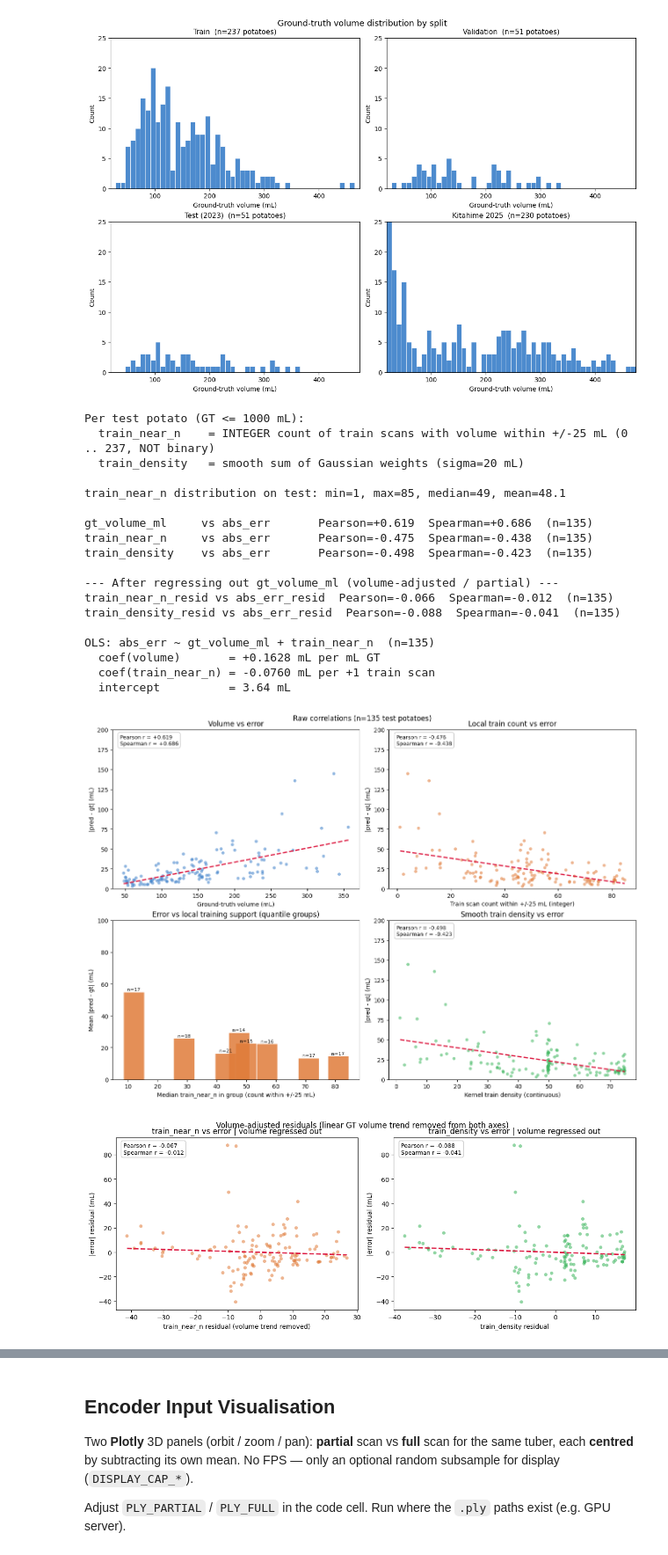
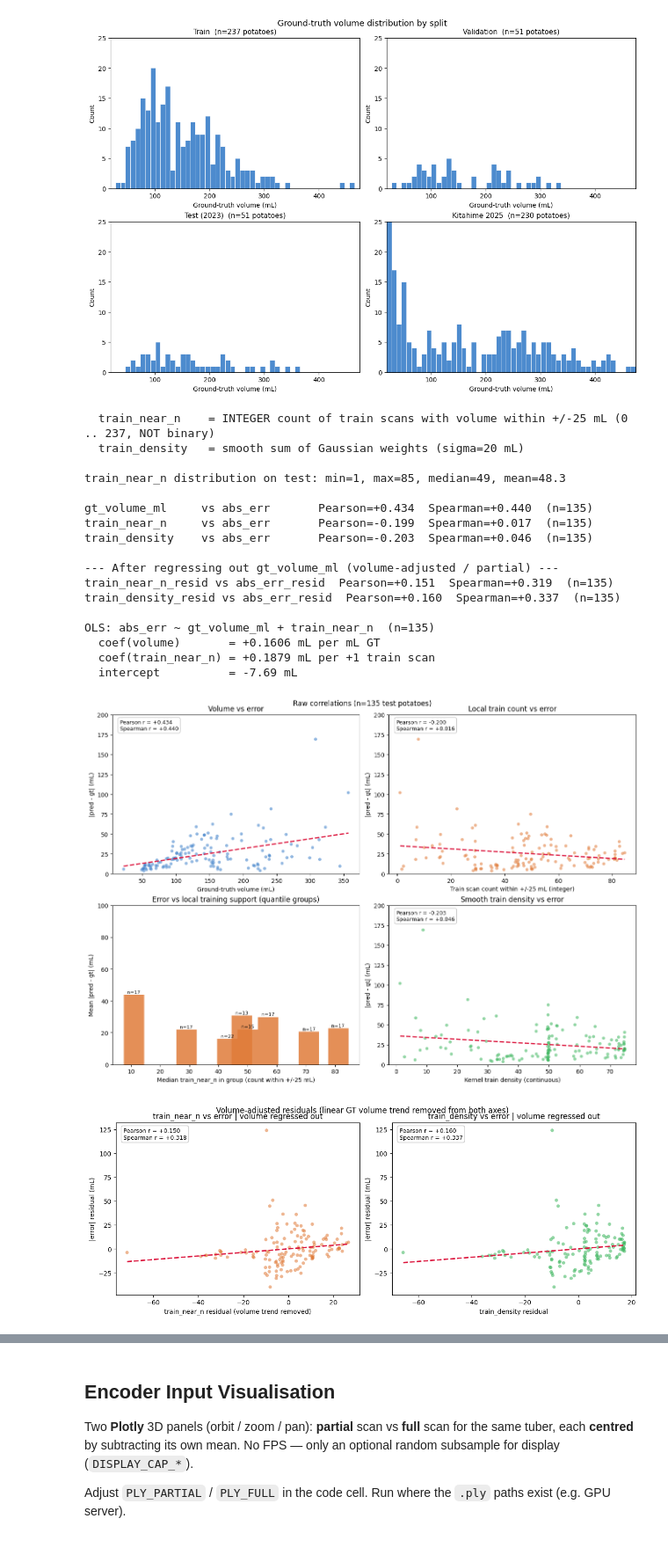
Before and after one commit to GroteGitJeppo/PointSDF_2, a Jupyter notebook: misc/eda.ipynb, the cells around one changed output, grey strips where cells are left out. Shown at 88% size. Cells and saved outputs as stored; diff of their text form; code cells hidden in the pictures.

```diff
--- a/misc/eda.ipynb
+++ b/misc/eda.ipynb
@@ -15,10 +15,10 @@ import numpy as np
 import pandas as pd
 
 BASE = Path.cwd()
-RESULT_PATH = BASE / "results/test_results_32_all.csv"
+RESULT_PATH = BASE / "results/test_results_24_all.csv"
 DATA_ROOT = BASE.parent / "data" / "3DPotatoTwin"
 BIN_WIDTH_ML = 50
-MATCH_SEED = 42
+MATCH_SEED = 50
 # Bin must have at least this many 2023 train tubers to count as "in distribution".
 MIN_TRAIN_PER_BIN = 2
 # Target number of 2025 tubers, allocated across bins by 2023 train proportions.
@@ -395,14 +395,11 @@ train_vols = (
     .dropna()
     .to_numpy(dtype=float)
 )
+# df_frames = pd.read_csv(RESULT_PATH)
 
-if "df_frames" not in globals():
-    df_frames = pd.read_csv(RESULT_PATH)
-
-test_frames = df_frames.loc[df_frames["gt_volume_ml"] <= MAX_GT_ML].copy()
-test_frames["abs_err"] = (test_frames["pred_volume_ml"] - test_frames["gt_volume_ml"]).abs()
+df_frames["abs_err"] = (df_frames["pred_volume_ml"] - df_frames["gt_volume_ml"]).abs()
 test_pot = (
-    test_frames.groupby("unique_id", as_index=False)
+    df_frames.groupby("unique_id", as_index=False)
     .agg(
         gt_volume_ml=("gt_volume_ml", "first"),
         abs_err=("abs_err", "mean"),
@@ -437,7 +434,6 @@ def _report(name_x, x, name_y, y):
 
 
 print(
-    f"Per test potato (GT <= {MAX_GT_ML} mL):\n"
     f"  train_near_n    = INTEGER count of train scans with volume within +/-{BANDWIDTH_ML:.0f} mL "
     f"(0 .. {len(train_vols)}, NOT binary)\n"
     f"  train_density   = smooth sum of Gaussian weights (sigma={KERNEL_SIGMA_ML:.0f} mL)\n"
@@ -585,45 +581,44 @@ _scatter_panel(
     "train_near_n residual (volume trend removed)",
     "|error| residual (mL)",
     "train_near_n vs error | volume regressed out",
     color="#E07B39",
     jitter_x=0.35,
 )
 _scatter_panel(
     axes2[1],
     test_pot["train_density_resid"],
     test_pot["abs_err_resid"],
     "train_density residual",
     "|error| residual (mL)",
     "train_density vs error | volume regressed out",
     color="#3AB55C",
 )
 fig2.suptitle(
     "Volume-adjusted residuals (linear GT volume trend removed from both axes)",
     fontsize=12,
     y=1.02,
 )
 plt.show()
 # %% [output]
-Per test potato (GT <= 1000 mL):
   train_near_n    = INTEGER count of train scans with volume within +/-25 mL (0 .. 237, NOT binary)
   train_density   = smooth sum of Gaussian weights (sigma=20 mL)
 
-train_near_n distribution on test: min=1, max=85, median=49, mean=48.1
+train_near_n distribution on test: min=1, max=85, median=49, mean=48.3
 
-gt_volume_ml     vs abs_err       Pearson=+0.619  Spearman=+0.686  (n=135)
-train_near_n     vs abs_err       Pearson=-0.475  Spearman=-0.438  (n=135)
-train_density    vs abs_err       Pearson=-0.498  Spearman=-0.423  (n=135)
+gt_volume_ml     vs abs_err       Pearson=+0.434  Spearman=+0.440  (n=135)
+train_near_n     vs abs_err       Pearson=-0.199  Spearman=+0.017  (n=135)
+train_density    vs abs_err       Pearson=-0.203  Spearman=+0.046  (n=135)
 
 --- After regressing out gt_volume_ml (volume-adjusted / partial) ---
-train_near_n_resid vs abs_err_resid  Pearson=-0.066  Spearman=-0.012  (n=135)
-train_density_resid vs abs_err_resid  Pearson=-0.088  Spearman=-0.041  (n=135)
+train_near_n_resid vs abs_err_resid  Pearson=+0.151  Spearman=+0.319  (n=135)
+train_density_resid vs abs_err_resid  Pearson=+0.160  Spearman=+0.337  (n=135)
 
 OLS: abs_err ~ gt_volume_ml + train_near_n  (n=135)
-  coef(volume)       = +0.1628 mL per mL GT
-  coef(train_near_n) = -0.0760 mL per +1 train scan
-  intercept          = 3.64 mL
+  coef(volume)       = +0.1606 mL per mL GT
+  coef(train_near_n) = +0.1879 mL per +1 train scan
+  intercept          = -7.69 mL
-[figure, old version]
+[figure, new version]
-[figure, old version]
+[figure, new version]
 # %%
 # Fixed 50 mL volume bins: train sample count vs mean test |error| per bin
 import matplotlib.pyplot as plt
```
Also changed, not shown: parts of 8 cells of this notebook, 2 other files.
